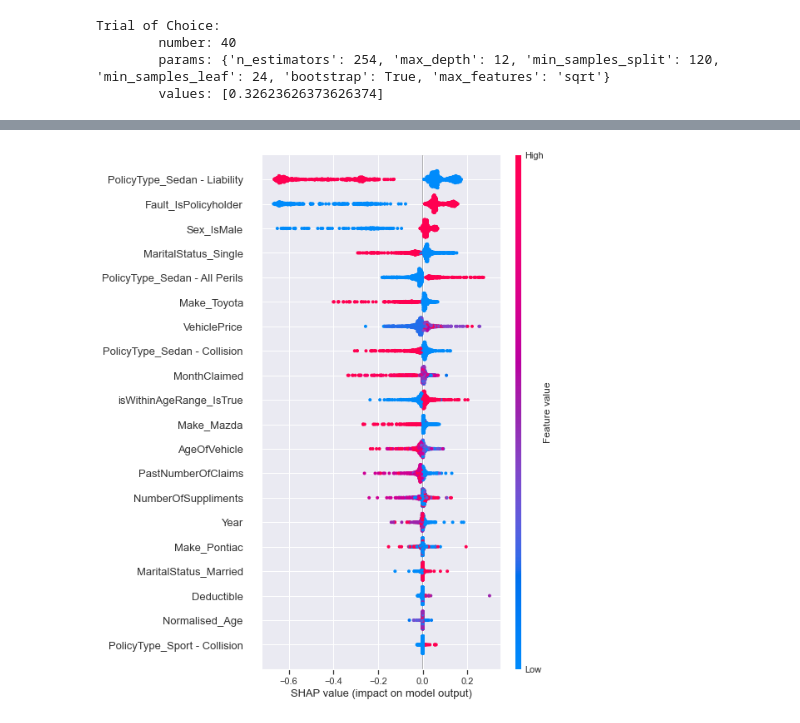
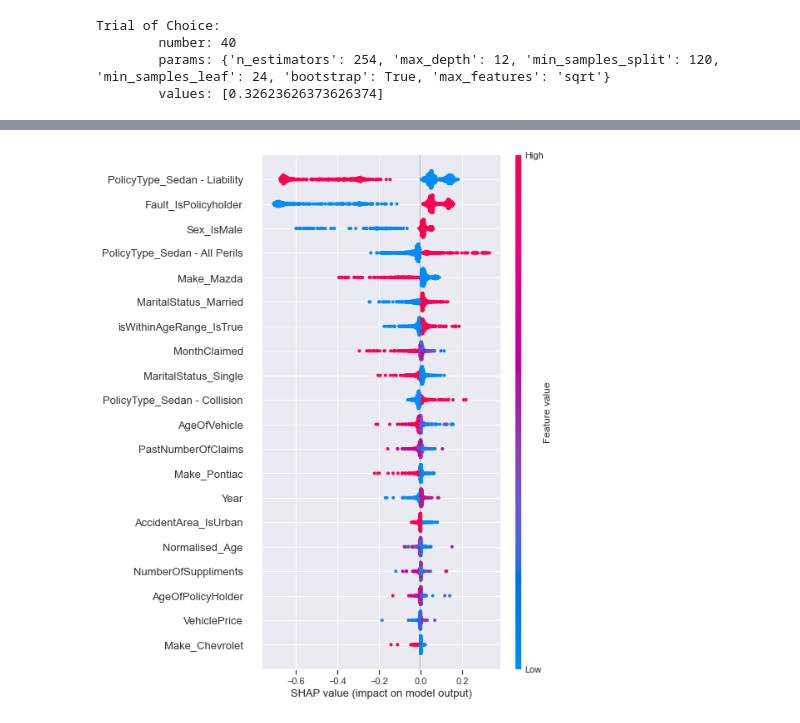
Before and after one commit to hewtungyuen/car-insurance-fraud-BT4012, a Jupyter notebook: RandomForest.ipynb, the cells around one changed output, grey strips where cells are left out. Drawn from its saved outputs; the diff is of its cells as text; code cells hidden in the pictures.

```diff
--- a/RandomForest.ipynb
+++ b/RandomForest.ipynb
@@ -122,19 +139,11 @@ Trial of Choice:
 # %%
 rf_test2 = RandomForestClassifier(random_state=0)
 rf_test2.set_params(**trial_recall.params)
+rf_test2.set_params(**best)
 rf_test2.fit(X_train_resampled,y_train_resampled)
+# make predictions for test data
+predictions = rf_test2.predict(X_valid)
 
-# make predictions for test data
-y_pred = rf_test2.predict(X_valid)
-predictions = [round(value) for value in y_pred]
-
-# Model Accuracy, how often is the classifier correct?
-print("Accuracy:", round(metrics.accuracy_score(y_valid, predictions) * 100,2), "%")
-print("Recall:", round(metrics.recall_score(y_valid, predictions) * 100,2), "%")
-print("Precision:", round(metrics.precision_score(y_valid, predictions)*100,2), "%")
-print("F1 score:", round(metrics.f1_score(y_valid, predictions) * 100,2), "%")
-print("ROC AUC:", metrics.roc_auc_score(y_valid, predictions))
-print("PR AUC:", metrics.average_precision_score(y_valid, predictions))
-
-print(metrics.classification_report(y_valid, predictions))
+# evaluate predictions
+get_scores(y_valid, predictions)
 # %% [output]
@@ -221,21 +226,12 @@ Trial of Choice:
         values: [0.32623626373626374]
 # %%
 rf_test = RandomForestClassifier(random_state=0)
-rf_test.set_params(**trial_fbeta_recall.params)
+rf_test.set_params(**trial_fbeta.params)
 rf_test.fit(X_train_resampled,y_train_resampled)
 
 # make predictions for test data
-y_pred = rf_test.predict(X_valid)
-predictions = [round(value) for value in y_pred]
+predictions = rf_test.predict(X_valid)
 
-# Model Accuracy, how often is the classifier correct?
-print("Precision:", round(metrics.precision_score(y_valid, predictions)*100, 2), "%")
-print("Accuracy:", round(metrics.accuracy_score(y_valid, predictions) * 100, 2), "%")
-print("Recall:", round(metrics.recall_score(y_valid, predictions) * 100, 2), "%")
-print("F1 score:", round(metrics.f1_score(y_valid, predictions) * 100, 2), "%")
-print("ROC AUC:", metrics.roc_auc_score(y_valid, predictions))
-print("PR AUC:", metrics.average_precision_score(y_valid, predictions))
-print("Fbeta score:", round(metrics.fbeta_score(y_valid, predictions, beta=2) * 100, 2), "%")
-
-print(metrics.classification_report(y_valid, predictions))
+# evaluate predictions
+get_scores(y_valid, predictions)
 # %% [output]
@@ -263,0 +258,8 @@ feature_list = list(df_train.drop('FraudFound_P', axis=1).columns)
+# %%
+#creating a feature list
+features  = df_train.drop('FraudFound_P', axis=1).columns.tolist()
+feature_dict = {}
+for num in range(53):
+    feature_key = "f" + str(num)
+    feature_dict[feature_key] = features[num]
+print(feature_dict)
@@ -264,4 +274,4 @@ feature_list = list(df_train.drop('FraudFound_P', axis=1).columns)
 # %%
-shap.summary_plot(shap_values, X_train_resampled[1:1000,:],feature_list)
+shap.summary_plot(shap_values, X_train_resampled[1:1000,:],features)
 # %% [output]
-[figure, old version]
+[figure, new version]
```
Also changed, not shown: parts of 17 cells of this notebook.
